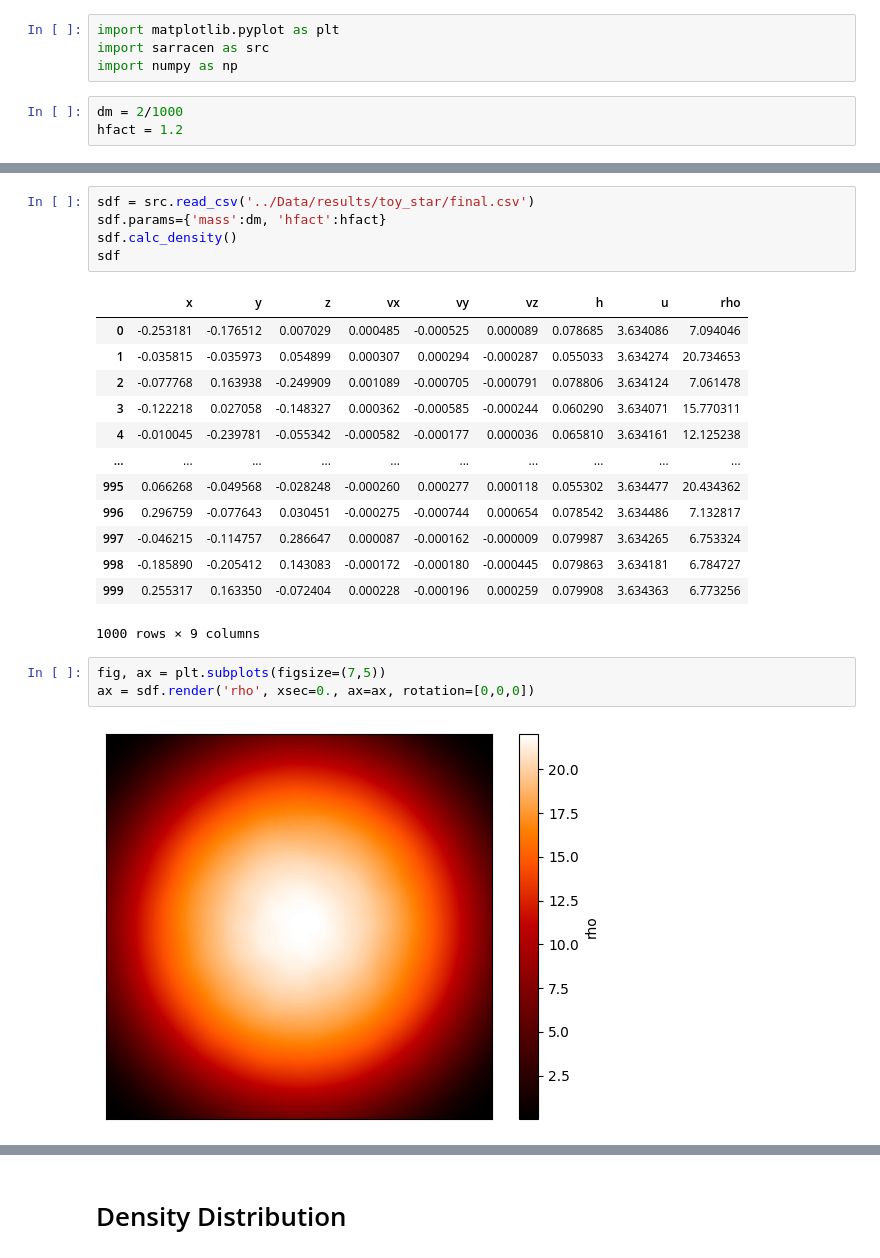
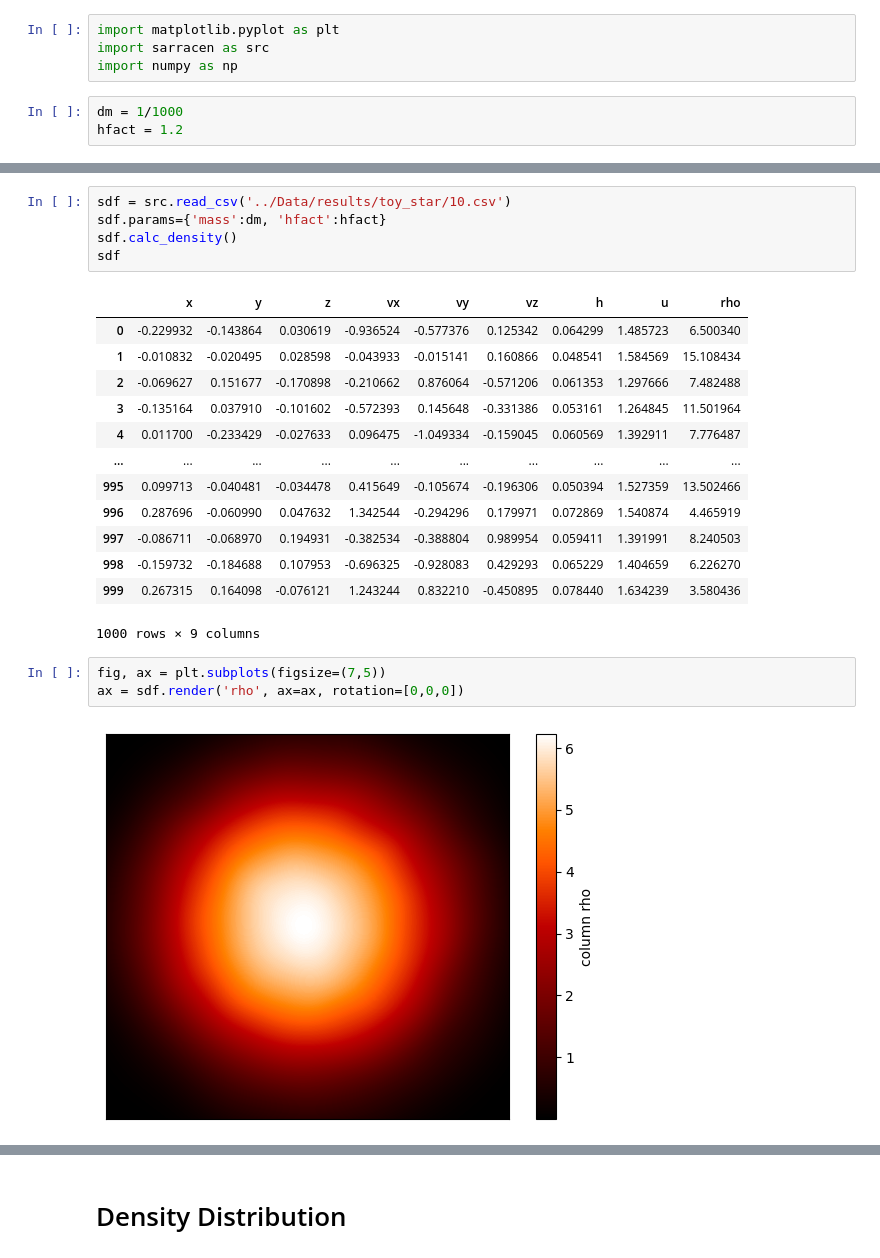
Before and after one commit to JackNarvaez/Rusph, a Jupyter notebook: Temp_Plots/Plots_Toy_Star.ipynb, the cells around one changed output, grey strips where cells are left out. Drawn from its saved outputs; the diff is of its cells as text.

```diff
--- a/Temp_Plots/Plots_Toy_Star.ipynb
+++ b/Temp_Plots/Plots_Toy_Star.ipynb
@@ -3,7 +3,7 @@ import matplotlib.pyplot as plt
 import sarracen as src
 import numpy as np
 # %%
-dm = 2/1000
+dm = 1/1000
 hfact = 1.2
 # %%
 sdf_ini = src.read_csv('../Data/initial_distribution/toy_star.csv')
@@ -32,27 +38,27 @@ ax = sdf_ini.render('rho', ax=ax, rotation=[0,0,0])
 # %%
-sdf = src.read_csv('../Data/results/toy_star/final.csv')
+sdf = src.read_csv('../Data/results/toy_star/10.csv')
 sdf.params={'mass':dm, 'hfact':hfact}
 sdf.calc_density()
 sdf
 # %% [output]
 |  | x | y | z | vx | vy | vz | h | u | rho |
-| 0 | -0.253181 | -0.176512 | 0.007029 | 0.000485 | -0.000525 | 0.000089 | 0.078685 | 3.634086 | 7.094046 |
-| 1 | -0.035815 | -0.035973 | 0.054899 | 0.000307 | 0.000294 | -0.000287 | 0.055033 | 3.634274 | 20.734653 |
-| 2 | -0.077768 | 0.163938 | -0.249909 | 0.001089 | -0.000705 | -0.000791 | 0.078806 | 3.634124 | 7.061478 |
-| 3 | -0.122218 | 0.027058 | -0.148327 | 0.000362 | -0.000585 | -0.000244 | 0.060290 | 3.634071 | 15.770311 |
-| 4 | -0.010045 | -0.239781 | -0.055342 | -0.000582 | -0.000177 | 0.000036 | 0.065810 | 3.634161 | 12.125238 |
+| 0 | -0.229932 | -0.143864 | 0.030619 | -0.936524 | -0.577376 | 0.125342 | 0.064299 | 1.485723 | 6.500340 |
+| 1 | -0.010832 | -0.020495 | 0.028598 | -0.043933 | -0.015141 | 0.160866 | 0.048541 | 1.584569 | 15.108434 |
+| 2 | -0.069627 | 0.151677 | -0.170898 | -0.210662 | 0.876064 | -0.571206 | 0.061353 | 1.297666 | 7.482488 |
+| 3 | -0.135164 | 0.037910 | -0.101602 | -0.572393 | 0.145648 | -0.331386 | 0.053161 | 1.264845 | 11.501964 |
+| 4 | 0.011700 | -0.233429 | -0.027633 | 0.096475 | -1.049334 | -0.159045 | 0.060569 | 1.392911 | 7.776487 |
 | ... | ... | ... | ... | ... | ... | ... | ... | ... | ... |
-| 995 | 0.066268 | -0.049568 | -0.028248 | -0.000260 | 0.000277 | 0.000118 | 0.055302 | 3.634477 | 20.434362 |
-| 996 | 0.296759 | -0.077643 | 0.030451 | -0.000275 | -0.000744 | 0.000654 | 0.078542 | 3.634486 | 7.132817 |
-| 997 | -0.046215 | -0.114757 | 0.286647 | 0.000087 | -0.000162 | -0.000009 | 0.079987 | 3.634265 | 6.753324 |
-| 998 | -0.185890 | -0.205412 | 0.143083 | -0.000172 | -0.000180 | -0.000445 | 0.079863 | 3.634181 | 6.784727 |
-| 999 | 0.255317 | 0.163350 | -0.072404 | 0.000228 | -0.000196 | 0.000259 | 0.079908 | 3.634363 | 6.773256 |
+| 995 | 0.099713 | -0.040481 | -0.034478 | 0.415649 | -0.105674 | -0.196306 | 0.050394 | 1.527359 | 13.502466 |
+| 996 | 0.287696 | -0.060990 | 0.047632 | 1.342544 | -0.294296 | 0.179971 | 0.072869 | 1.540874 | 4.465919 |
+| 997 | -0.086711 | -0.068970 | 0.194931 | -0.382534 | -0.388804 | 0.989954 | 0.059411 | 1.391991 | 8.240503 |
+| 998 | -0.159732 | -0.184688 | 0.107953 | -0.696325 | -0.928083 | 0.429293 | 0.065229 | 1.404659 | 6.226270 |
+| 999 | 0.267315 | 0.164098 | -0.076121 | 1.243244 | 0.832210 | -0.450895 | 0.078440 | 1.634239 | 3.580436 |
 1000 rows × 9 columns
 # %%
 fig, ax = plt.subplots(figsize=(7,5))
-ax = sdf.render('rho', xsec=0., ax=ax, rotation=[0,0,0])
+ax = sdf.render('rho', ax=ax, rotation=[0,0,0])
 # %% [output]
-[figure, old version]
+[figure, new version]
 # %%
 fig = plt.figure(figsize=(8,8))
 plt.plot(sdf['x'], sdf['y'], '.', color='crimson')
```
Also changed, not shown: parts of 7 cells of this notebook, 8 other files.
